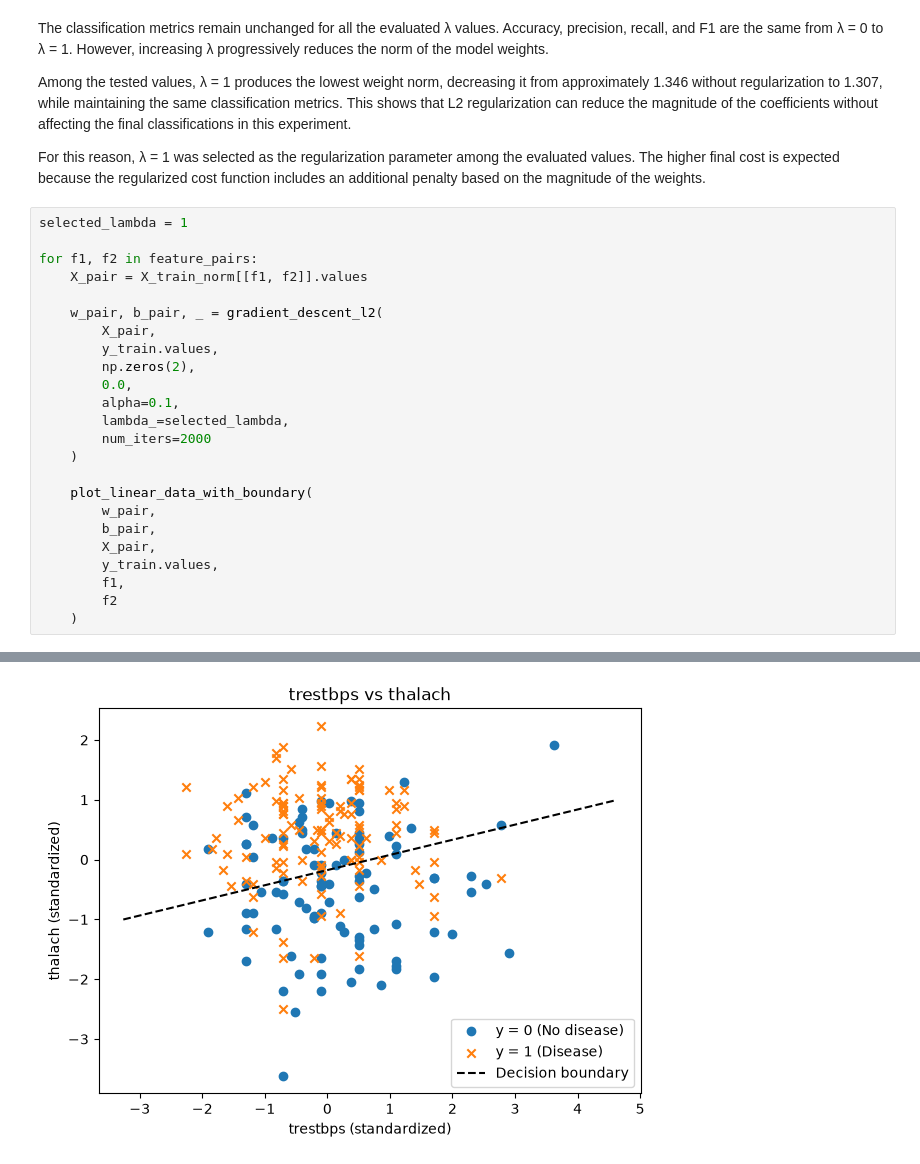
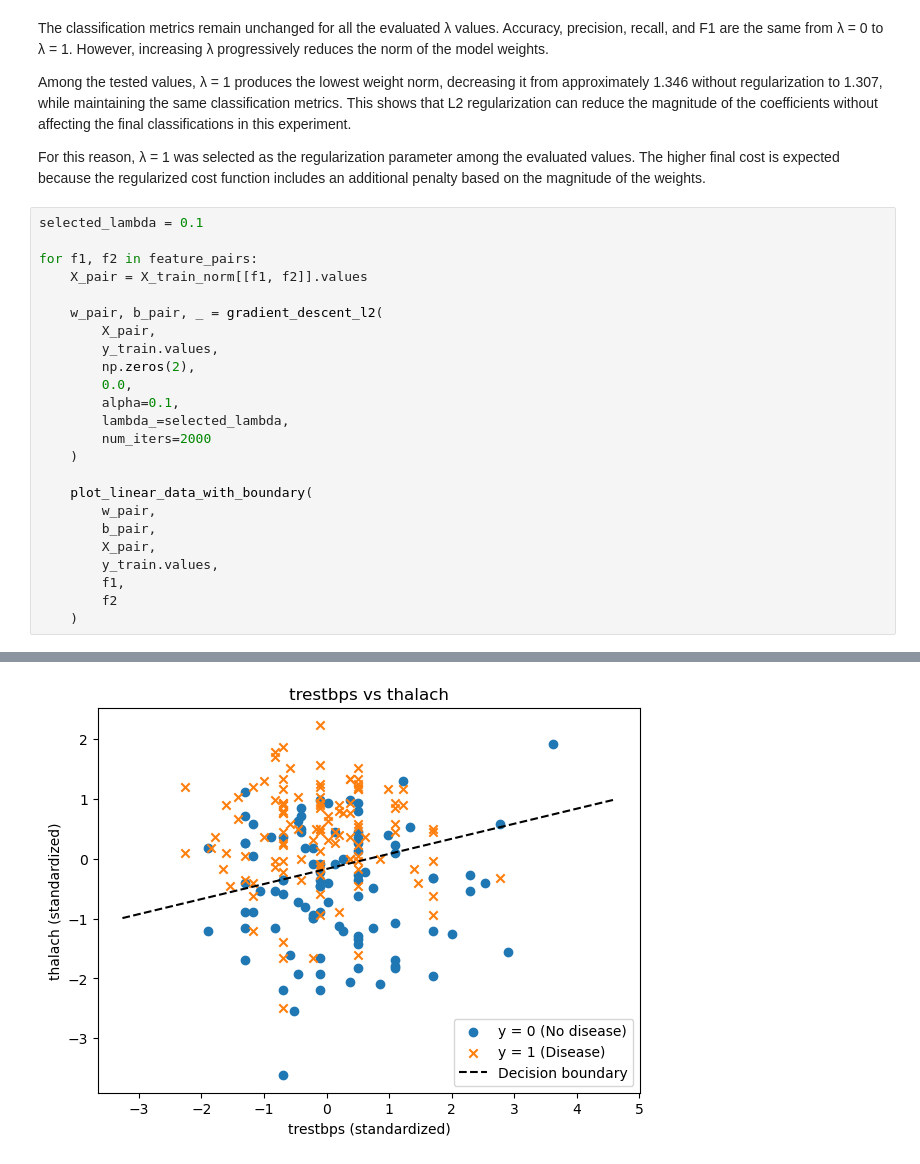
Before and after one commit to Valentina-33/Heart-Disease-Risk-Prediction, a Jupyter notebook: heart_disease_lr_analysis.ipynb, the cells around one changed output, grey strips where cells are left out. Drawn from its saved outputs; the diff is of its cells as text.

```diff
--- a/heart_disease_lr_analysis.ipynb
+++ b/heart_disease_lr_analysis.ipynb
@@ -741,7 +747,7 @@ Among the tested values, λ = 1 produces the lowest weight norm, decreasing it f
 
 For this reason, λ = 1 was selected as the regularization parameter among the evaluated values. The higher final cost is expected because the regularized cost function includes an additional penalty based on the magnitude of the weights.
 # %%
-selected_lambda = 1
+selected_lambda = 0.1
 
 for f1, f2 in feature_pairs:
     X_pair = X_train_norm[[f1, f2]].values
@@ -769 +775 @@ for f1, f2 in feature_pairs:
-[figure, old version]
+[figure, new version]
```
Also changed, not shown: parts of 17 cells of this notebook.
